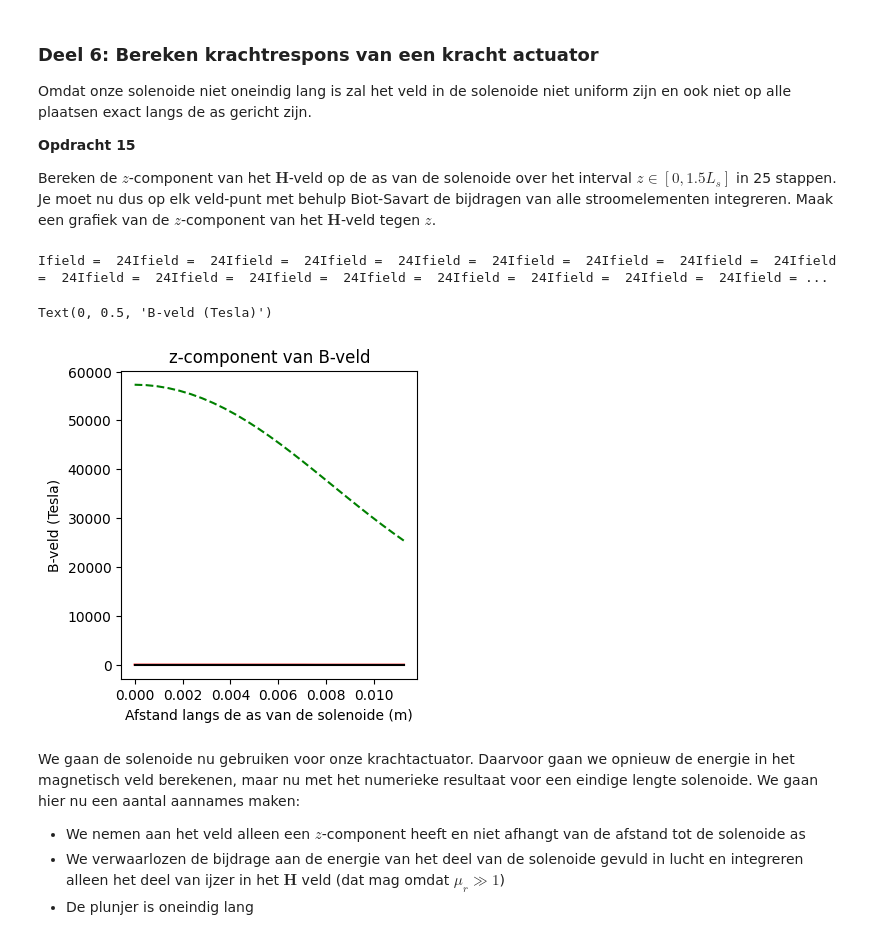
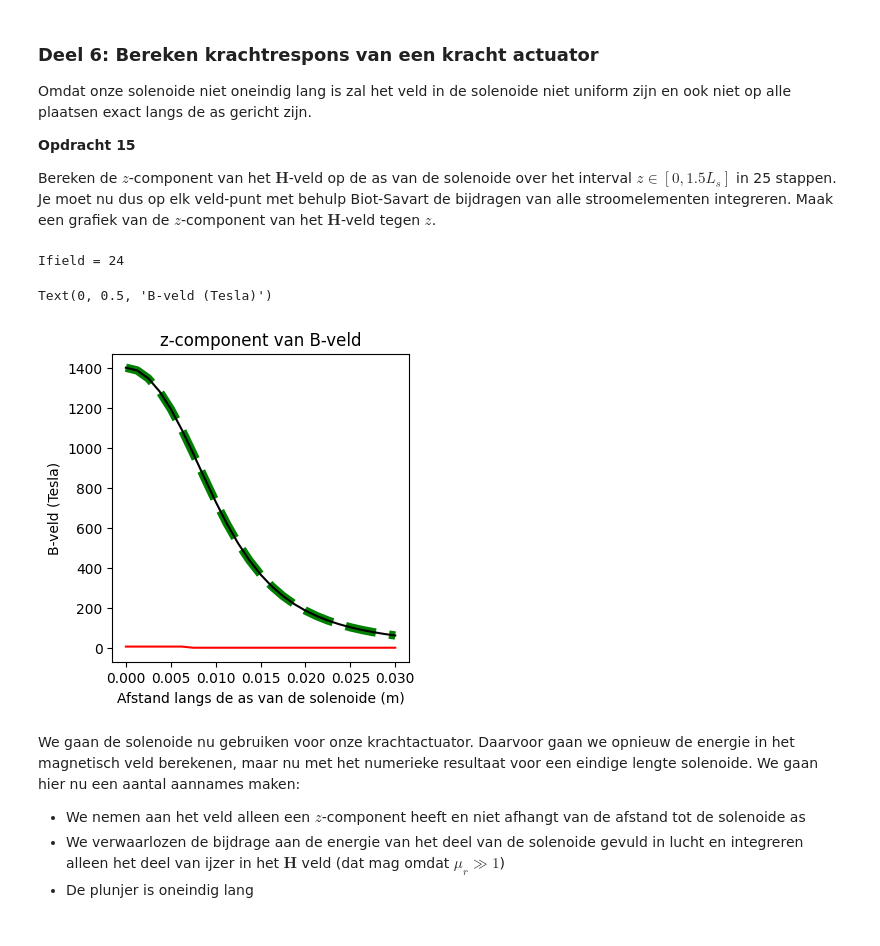
Before and after one commit to wobsen/opdrachten-DEF-D, a Jupyter notebook: DigitaleOntwerpopdrachten/2KrachtactuatorOpdracht/KrachtactuatorOpdracht.ipynb, the cells around one changed output. Cells and saved outputs as stored; diff of their text form; code cells hidden in the pictures.

```diff
--- a/DigitaleOntwerpopdrachten/2KrachtactuatorOpdracht/KrachtactuatorOpdracht.ipynb
+++ b/DigitaleOntwerpopdrachten/2KrachtactuatorOpdracht/KrachtactuatorOpdracht.ipynb
@@ -546,8 +565,6 @@ Bereken het veld in het midden van de solenoide en vergelijk het met het analyti
 * Denk na over wat dl betekent en hoe jullie deze zou berekenen.
 * Bereken met de functie die jullie eerder geschreven hebben de contributies aan het $H$-veld en sommeer deze.
 # %%
-
-
 def bereken_solenoide_veld(N, L, R, I):
     # Parameters voor de simulatie
     stappen_per_wikkeling = 100
@@ -573,21 +590,22 @@ def bereken_solenoide_veld(N, L, R, I):
 
     return H_totaal[2] # We kijken naar de z-component
 
-R_spoel = 0.01
-I_stroom = 6.0
-n_dichtheid = N/L_draad
+l_draad = 4.4
+N = 70
+n_dichtheid = N/l_draad
+I = 0.5
+
 
 # Lijst voor convergentie check
-N_lijst = [2, 5, 10, 20, 50, 100]
+N_lijst = [2, 5, 8, 10, 15, 20, 50, 70]
 H_numeriek = []
-
 for N in N_lijst:
     L = N / n_dichtheid # Houd de dichtheid n constant
-    veld = bereken_solenoide_veld(N, L, R_spoel, I_stroom)
+    veld = bereken_solenoide_veld(N, L, rs, I)
     H_numeriek.append(veld)
 
 # Analytische waarde
-H_oneindig = n_dichtheid * I_stroom
+H_oneindig = n_dichtheid * I
 
 plt.figure(figsize=(8, 5))
 plt.plot(N_lijst, H_numeriek, 'bo-', label='Numeriek (Finite)')
@@ -608,41 +628,57 @@ Omdat onze solenoide niet oneindig lang is zal het veld in de solenoide niet uni
 
 Bereken de $z$-component van het $\mathbf{H}$-veld op de as van de solenoide over het interval $z \in [0, 1.5L_s]$ in 25 stappen. Je moet nu dus op elk veld-punt met behulp Biot-Savart de bijdragen van alle stroomelementen integreren. Maak een grafiek van de $z$-component van het $\mathbf{H}$-veld tegen $z$.
 # %%
-n_ax=25
-z_ax=np.linspace(0, 1.5*L_sol/2, n_ax)
-H_ax=np.zeros((n_ax,1))
+n_ax = 25
+z_ax = np.linspace(0, 2 * L_sol_deur, n_ax)
+H_ax = np.zeros((n_ax, 1))
+aantal = 10000
+t = np.linspace(0, 1, aantal)
 
-analytical_answer = H_analytisch
-aantal_omwent = aantal_omwentelingen
+# Bereken de draadpunten (r_source) en dl tegelijk
+x = rs * np.cos(2 * np.pi * N * t)
+y = rs * np.sin(2 * np.pi * N * t)
+z = L_sol_deur* t - L_sol_deur/2  # van 0 tot L_sol_deur langs de as
+
+# dl als afgeleide van de parametrische curve * dt
+dt = t[1]
+dx_dt = -2 * np.pi * rs * N * np.sin(2 * np.pi * N * t)
+dy_dt =  2 * np.pi * rs * N * np.cos(2 * np.pi * N * t)
+dz_dt =  np.full(aantal, L_sol_deur)  # dz/dt = L_sol_deur (constante stijging)
+
 for i_field in range(n_ax):
-    print(f"\rIfield =  {i_field}", end="") # Print welk element van het veld nu berekend wordt.
-    # Bepaal de field coordinate
-    Hsimulated=np.array([0,0,0], dtype='float64')
-    for i_source in np.arange(1, N):
-        # Bepaal dl en r_source en gebruik
+    print(f"\rIfield = {i_field}", end="")
+    Hsimulated = np.array([0.0, 0.0, 0.0])
+
+    for i_source in range(1, aantal):  # skip i=0 om deling door nul te vermijden
+        r_field  = np.array([0.0, 0.0, z_ax[i_field]])
+        r_source = np.array([x[i_source], y[i_source], z[i_source]])
+
+        # dl vector op dit punt * dt (de stapgrootte in de parameter)
+        dl = np.array([dx_dt[i_source], dy_dt[i_source], dz_dt[i_source]]) * dt
+
         Hsimulated += field_current_element(r_field, r_source, dl)
-        print(f"Ifield =  {i_field}", end="")
 
-    # selecting the z-component
-    H_ax[i_field,0]=Hsimulated[2]
+    H_ax[i_field, 0] = Hsimulated[2]
 
-#H_veld_ideaal=analytical_answer*np.ones(n_ax)*(1.0*(z_ax < L_sol/2))
 
-#dit is nog een aardige analytische uitdrukking die je kan uitrekenen voor de z-component op de as van een solenoide met eindige lengte
-H_veld_analytisch=(aantal_omwent*I/L_sol/2)*((L_sol/2-z_ax)/np.sqrt((z_ax- L_sol/2)**2 + r_sol**2)+(L_sol/2+z_ax)/np.sqrt((z_ax+ L_sol/2)**2 + r_sol**2))
+H_veld_ideaal=7.96*np.ones(n_ax)*(1.0 * (z_ax < L_sol_deur/2))
+
+
+# dit is nog een aardige analytische uitdrukking die je kan uitrekenen voor de z-component op de as van een solenoide met eindige lengte
+H_veld_analytisch=(N*I/L_sol_deur/2)*((L_sol_deur/2-z_ax)/np.sqrt((z_ax- L_sol_deur/2)**2 + rs**2)+(L_sol_deur/2+z_ax)/np.sqrt((z_ax+ L_sol_deur/2)**2 + rs**2))
 
 plt.figure(figsize=[13,4])
 plt.subplot(131)
 plt.title('z-component van B-veld')
 plt.plot(z_ax, H_veld_ideaal, '-r', label='ideaal')
-plt.plot(z_ax, H_veld_analytisch, '--g', label='analytisch')
+plt.plot(z_ax, H_veld_analytisch, '--g',linewidth = 6,  label='analytisch')
 plt.plot(z_ax, H_ax, '-k', label='simulatie')
 plt.xlabel('Afstand langs de as van de solenoide (m)')
 plt.ylabel('B-veld (Tesla)')
 # %% [output]
-Ifield =  24Ifield =  24Ifield =  24Ifield =  24Ifield =  24Ifield =  24Ifield =  24Ifield =  24Ifield =  24Ifield =  24Ifield =  24Ifield =  24Ifield =  24Ifield =  24Ifield =  24Ifield =  24Ifield = ...
+Ifield = 24
 Text(0, 0.5, 'B-veld (Tesla)')
-[figure, old version]
+[figure, new version]
 # %% [markdown]
 We gaan de solenoide nu gebruiken voor onze krachtactuator. Daarvoor gaan we opnieuw de energie in het magnetisch veld berekenen, maar nu met het numerieke resultaat voor een eindige lengte solenoide. We gaan hier nu een aantal aannames maken:
 * We nemen aan het veld alleen een $z$-component heeft en niet afhangt van de afstand tot de solenoide as
```
Also changed, not shown: parts of 13 cells of this notebook, 1 other file.
